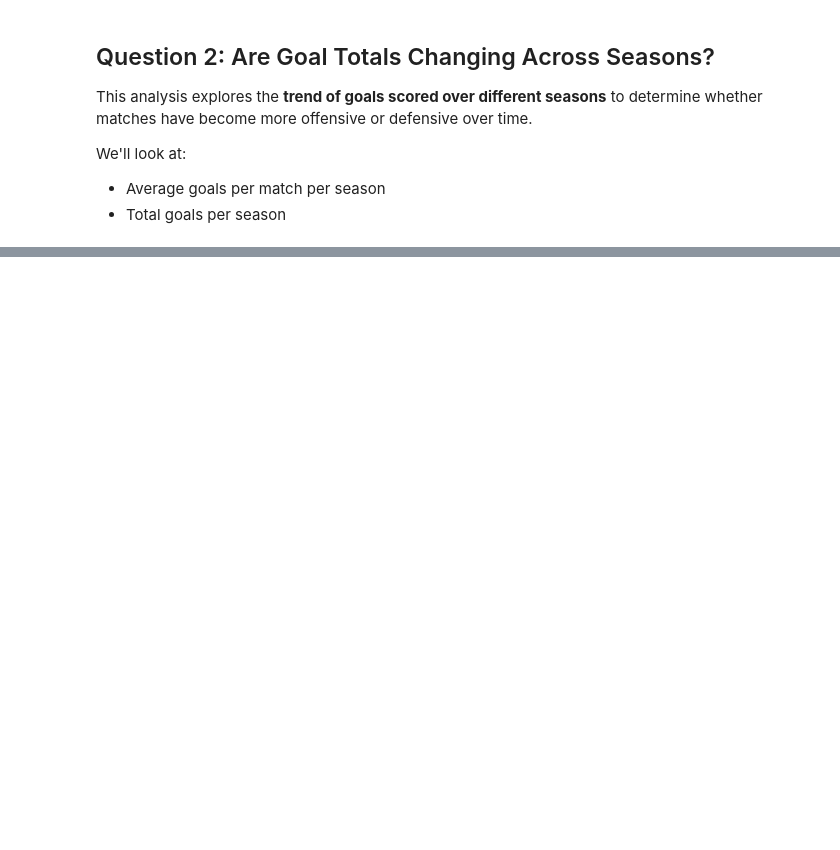
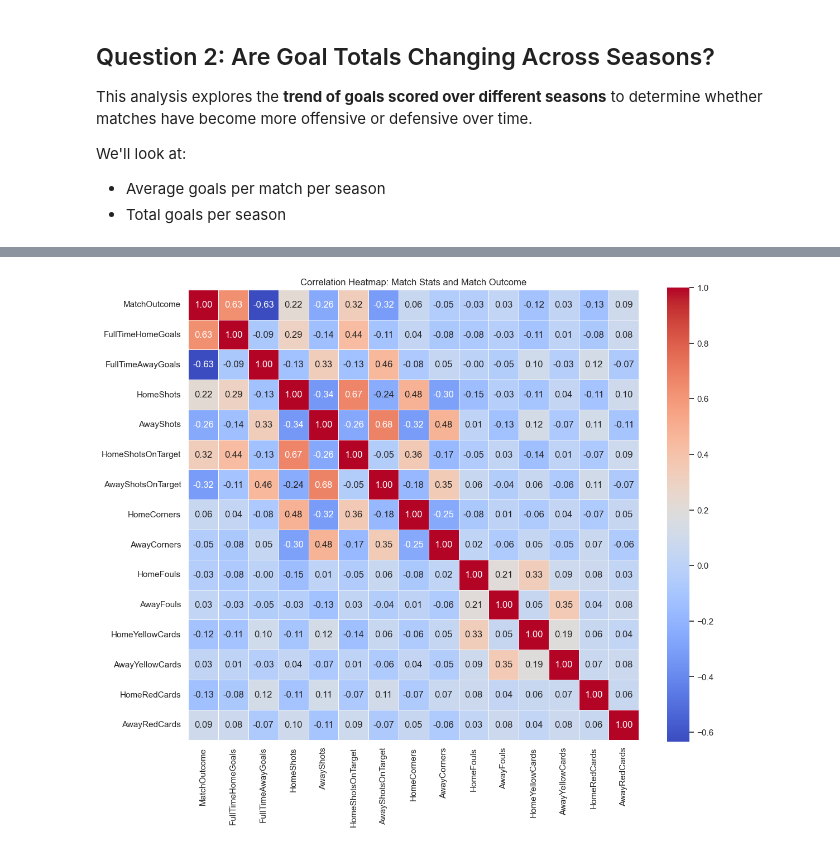
Before and after one commit to marcohuiii/Preprocessing-Project-EPL, a Jupyter notebook: eda/EPL_eda.ipynb, the cells around one changed output, grey strips where cells are left out. Saved outputs shown, nothing was run; the diff lists cells and outputs as text; code cells hidden in the pictures; blank space fills up the shorter version.

```diff
--- a/eda/EPL_eda.ipynb
+++ b/eda/EPL_eda.ipynb
@@ -156,0 +217,24 @@ We'll look at:
+# %%
+# Include MatchOutcome in a broader correlation grid
+focus_cols = [
+    "MatchOutcome",
+    "FullTimeHomeGoals", "FullTimeAwayGoals",
+    "HomeShots", "AwayShots",
+    "HomeShotsOnTarget", "AwayShotsOnTarget",
+    "HomeCorners", "AwayCorners",
+    "HomeFouls", "AwayFouls",
+    "HomeYellowCards", "AwayYellowCards",
+    "HomeRedCards", "AwayRedCards"
+]
+
+# Compute correlation matrix
+corr_subset = df_copy[focus_cols].corr()
+
+# Plot heatmap
+plt.figure(figsize=(12,10))
+sns.heatmap(corr_subset, annot=True, fmt=".2f", cmap="coolwarm", linewidths=0.5, square=True)
+plt.title("Correlation Heatmap: Match Stats and Match Outcome")
+plt.tight_layout()
+plt.show()
+# %% [output]
+[figure, added]
```
Also changed, not shown: parts of 16 cells of this notebook.
